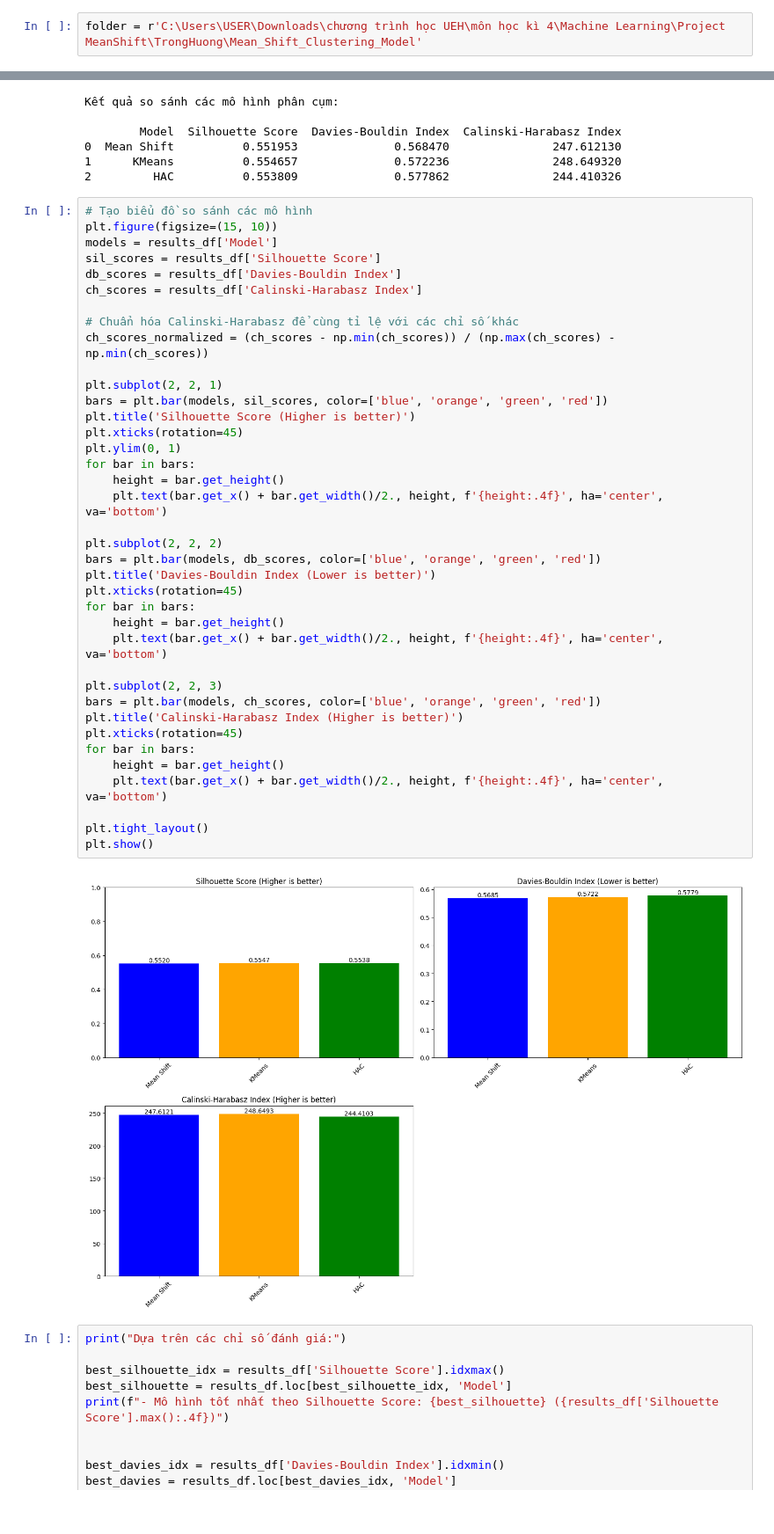
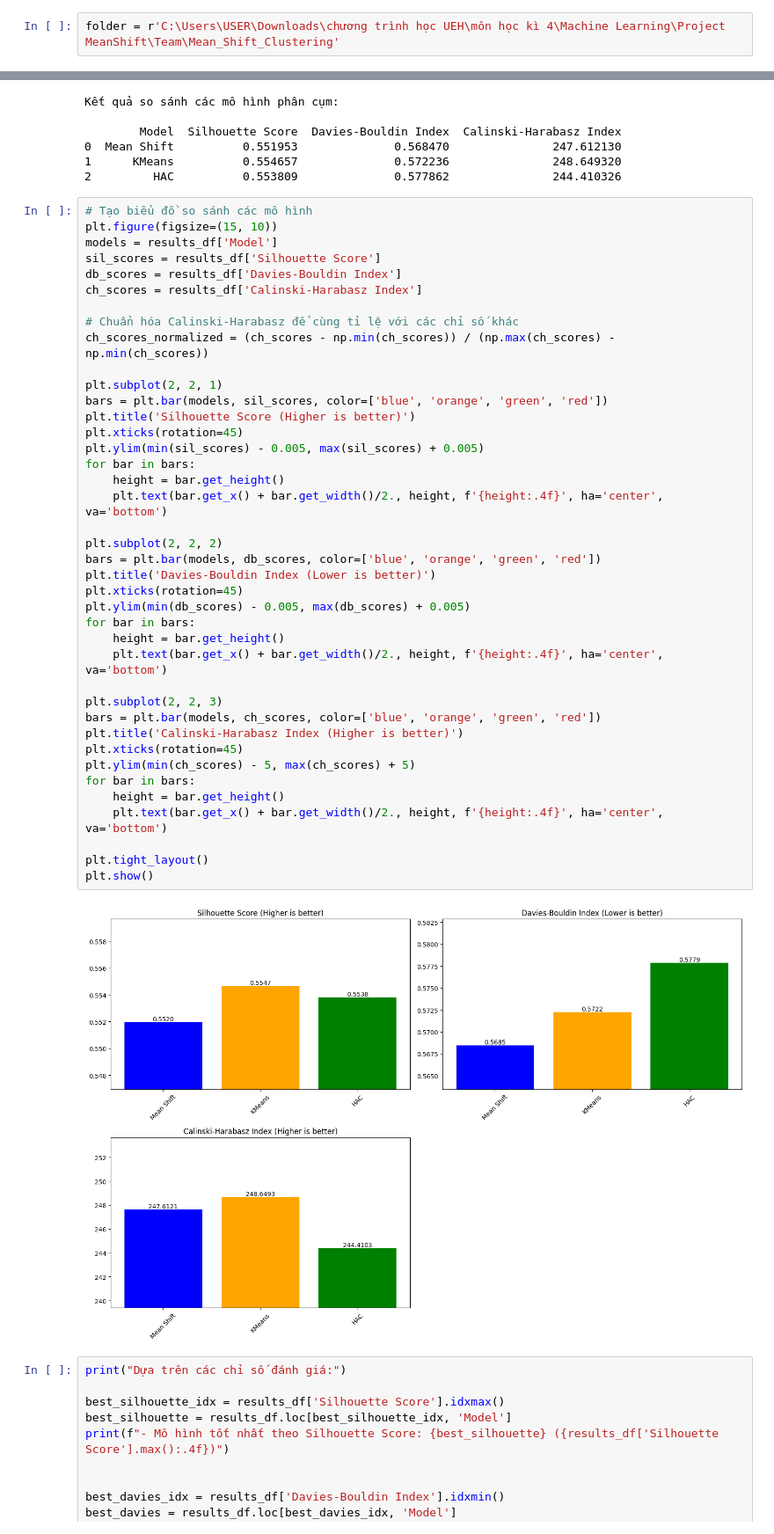
Before and after one commit to Tommyhuy1705/Mean_Shift_Clustering, a Jupyter notebook: Solution.ipynb, the cells around one changed output, grey strips where cells are left out. Shown at 88% size. Cells and saved outputs as stored; diff of their text form.

```diff
--- a/Solution.ipynb
+++ b/Solution.ipynb
@@ -12,7 +12,7 @@
 ### **MÔI TRƯỜNG TRIỂN KHAI ỨNG DỤNG**
 ---
 # %%
-folder = r'C:\Users\USER\Downloads\chương trình học UEH\môn học kì 4\Machine Learning\Project MeanShift\TrongHuong\Mean_Shift_Clustering_Model'
+folder = r'C:\Users\USER\Downloads\chương trình học UEH\môn học kì 4\Machine Learning\Project MeanShift\Team\Mean_Shift_Clustering'
 # %%
 import sys
 sys.path.append(folder)
@@ -150,35 +150,37 @@ ch_scores = results_df['Calinski-Harabasz Index']
 # Chuẩn hóa Calinski-Harabasz để cùng tỉ lệ với các chỉ số khác
 ch_scores_normalized = (ch_scores - np.min(ch_scores)) / (np.max(ch_scores) - np.min(ch_scores))
 
 plt.subplot(2, 2, 1)
 bars = plt.bar(models, sil_scores, color=['blue', 'orange', 'green', 'red'])
 plt.title('Silhouette Score (Higher is better)')
 plt.xticks(rotation=45)
-plt.ylim(0, 1)
+plt.ylim(min(sil_scores) - 0.005, max(sil_scores) + 0.005)
 for bar in bars:
     height = bar.get_height()
     plt.text(bar.get_x() + bar.get_width()/2., height, f'{height:.4f}', ha='center', va='bottom')
 
 plt.subplot(2, 2, 2)
 bars = plt.bar(models, db_scores, color=['blue', 'orange', 'green', 'red'])
 plt.title('Davies-Bouldin Index (Lower is better)')
 plt.xticks(rotation=45)
+plt.ylim(min(db_scores) - 0.005, max(db_scores) + 0.005)
 for bar in bars:
     height = bar.get_height()
     plt.text(bar.get_x() + bar.get_width()/2., height, f'{height:.4f}', ha='center', va='bottom')
 
 plt.subplot(2, 2, 3)
 bars = plt.bar(models, ch_scores, color=['blue', 'orange', 'green', 'red'])
 plt.title('Calinski-Harabasz Index (Higher is better)')
 plt.xticks(rotation=45)
+plt.ylim(min(ch_scores) - 5, max(ch_scores) + 5)
 for bar in bars:
     height = bar.get_height()
     plt.text(bar.get_x() + bar.get_width()/2., height, f'{height:.4f}', ha='center', va='bottom')
 
 plt.tight_layout()
 plt.show()
 # %% [output]
-[figure, old version]
+[figure, new version]
 # %%
 print("Dựa trên các chỉ số đánh giá:")
 
```
